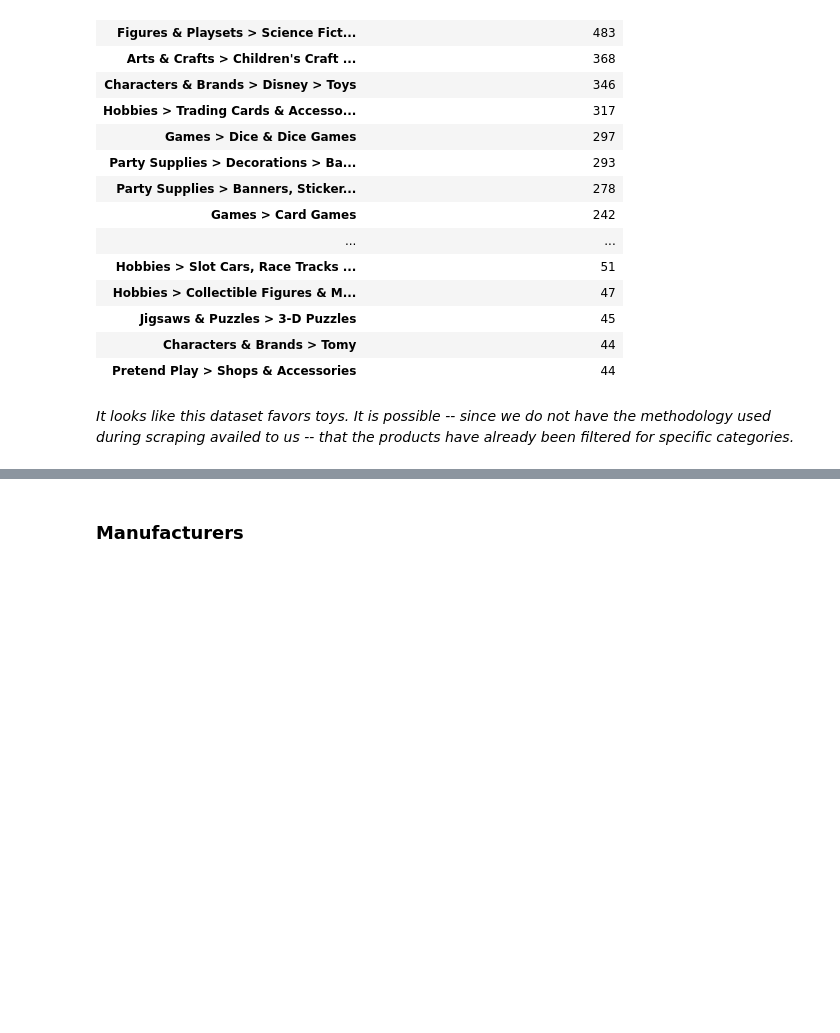
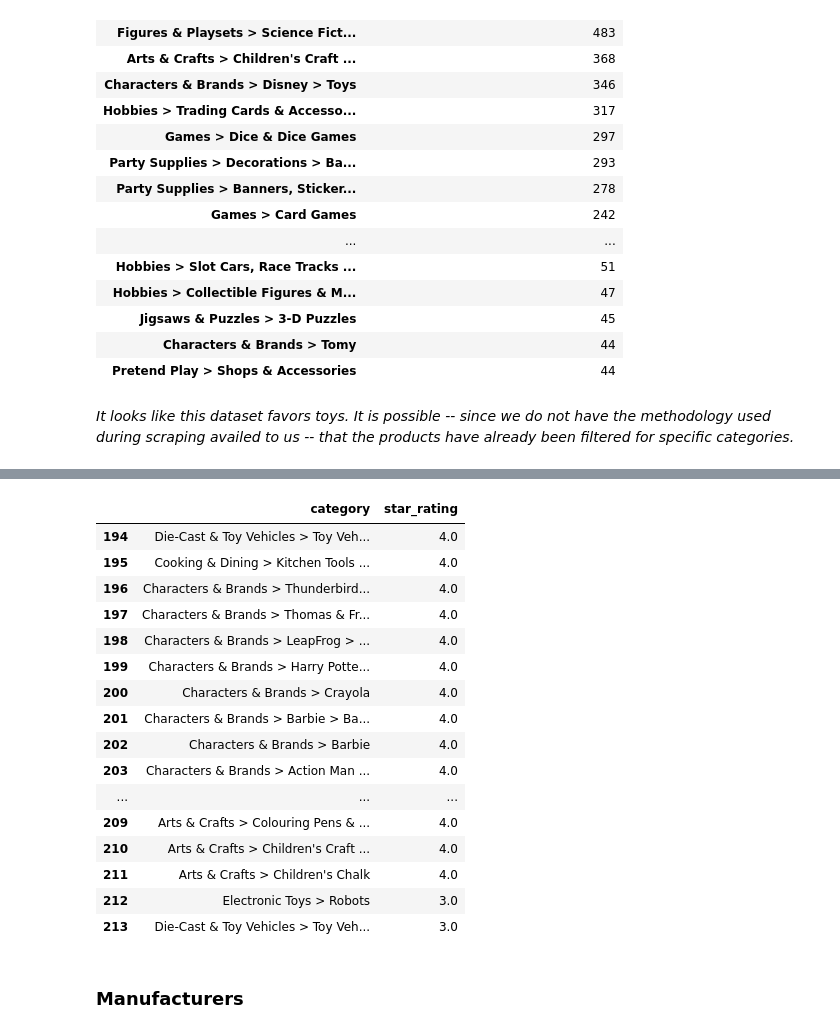
Before and after one commit to cotica/capstone, a Jupyter notebook: code/Amazon-order-history-EDA.ipynb, the cells around one changed output, grey strips where cells are left out. Drawn from its saved outputs; the diff is of its cells as text; code cells hidden in the pictures; blank space fills up the shorter version.

```diff
--- a/code/Amazon-order-history-EDA.ipynb
+++ b/code/Amazon-order-history-EDA.ipynb
@@ -466,3 +498,23 @@ _It looks like this dataset favors toys. It is possible -- since we do not have
+# %%
+rating_by_cat.tail(20)
+# %% [output]
+|  | category | star_rating |
+| 194 | Die-Cast & Toy Vehicles > Toy Veh... | 4.0 |
+| 195 | Cooking & Dining > Kitchen Tools ... | 4.0 |
+| 196 | Characters & Brands > Thunderbird... | 4.0 |
+| 197 | Characters & Brands > Thomas & Fr... | 4.0 |
+| 198 | Characters & Brands > LeapFrog > ... | 4.0 |
+| 199 | Characters & Brands > Harry Potte... | 4.0 |
+| 200 | Characters & Brands > Crayola | 4.0 |
+| 201 | Characters & Brands > Barbie > Ba... | 4.0 |
+| 202 | Characters & Brands > Barbie | 4.0 |
+| 203 | Characters & Brands > Action Man ... | 4.0 |
+| ... | ... | ... |
+| 209 | Arts & Crafts > Colouring Pens & ... | 4.0 |
+| 210 | Arts & Crafts > Children's Craft ... | 4.0 |
+| 211 | Arts & Crafts > Children's Chalk | 4.0 |
+| 212 | Electronic Toys > Robots | 3.0 |
+| 213 | Die-Cast & Toy Vehicles > Toy Veh... | 3.0 |
 # %% [markdown]
 ### Manufacturers
 # %%
```
Also changed, not shown: parts of 11 cells of this notebook.
